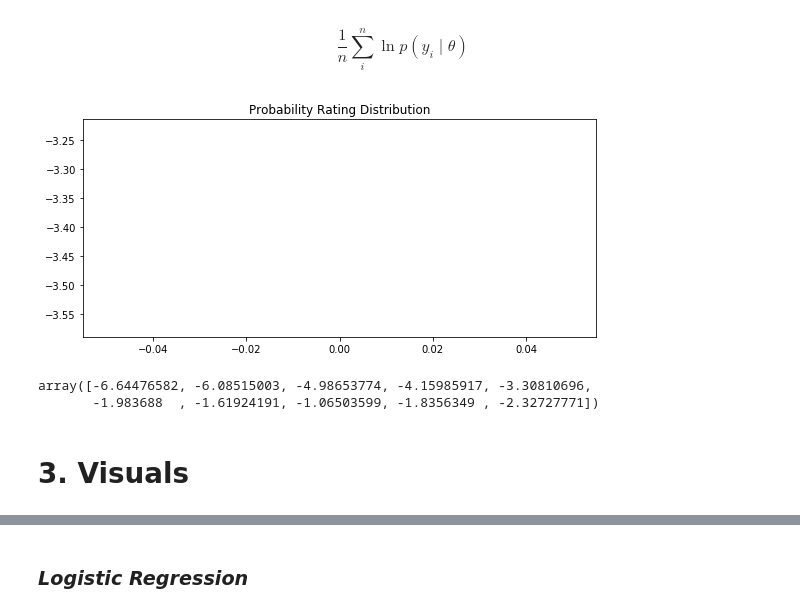
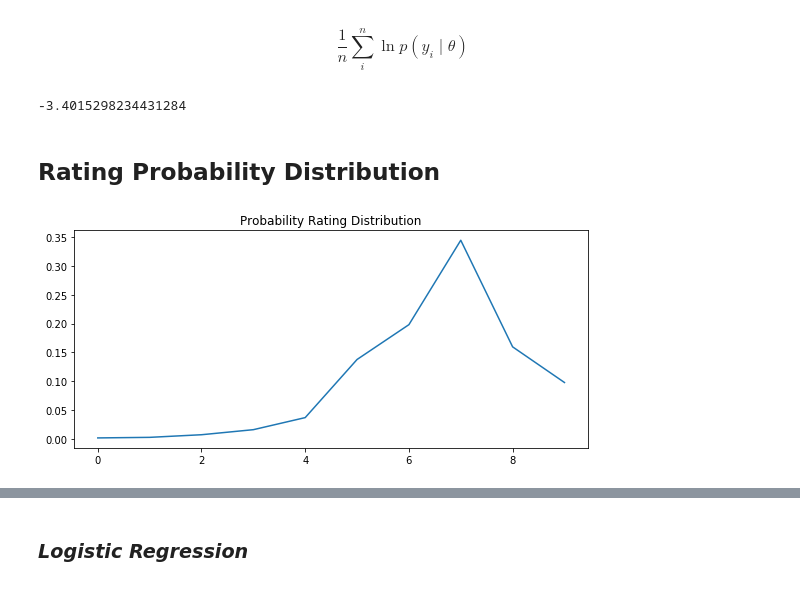
Before and after one commit to kimrharper/thinkful, a Jupyter notebook: unit4/unit4-capstone.ipynb, the cells around one changed output, grey strips where cells are left out. Saved outputs shown, nothing was run; the diff lists cells and outputs as text; code cells hidden in the pictures.

```diff
--- a/unit4/unit4-capstone.ipynb
+++ b/unit4/unit4-capstone.ipynb
@@ -81,7 +79,7 @@ def beep(audio):
 # %% [markdown]
 # 1. Import and Add Basic Features
 # %%
-review = pd.read_csv('../data/boardgame/boardgame-comments-sample.csv')
+review = pd.read_csv('../data/boardgame/boardgame-comments-english.csv')
 review.columns = 'reviewer_id', 'game_id', 'rating', 'comment'
 review.head(2)
 # %% [output]
@@ -235,0 +310,6 @@ review.tail(1)
+# %%
+%%time
+y = review['rating']
+X = review[features].drop('rating',axis=1)
+
+X_train, X_test, y_train, y_test = train_test_split(X, y, test_size=0.33, random_state=42)
@@ -235,0 +329,15 @@ review.tail(1)
+# %%
+%%time
+predict = []
+for i in range(2,11):
+    # Declare and fit the model.
+    sc = SpectralClustering(n_clusters=i)
+    sc.fit(X_train)
+
+    #Predicted clusters.
+    predict.append(sc.fit_predict(X_train))
+
+    print('{} completed'.format(i))
+
+
+    sc.score(X_train,y_train)
@@ -249,19 +404,15 @@ https://wikimedia.org/api/rest_v1/media/math/render/svg/9dc95691ee450e85995f5e32
 # %% [markdown]
 $$ \frac{1}{n}\sum_i^n \ln{p({y_i}\mid\theta)} $$
 # %%
-max_li = (np.sum(np.log([review.rating[review.rating == i].sum()/review.rating.sum() for i in n])))/len(n)
-max_li
+max_li = (np.sum(np.log([review.rating[review.rating == i].sum()/review.rating.sum() for i in n])))/len(n); max_li
+# %% [output]
+-3.4015298234431284
+# %% [markdown]
+## __Rating Probability Distribution__
 # %%
 plt.figure(figsize=(9.2,4))
-plt.plot(loglikelihood)
+plt.plot([review.rating[review.rating == i].sum()/review.rating.sum() for i in n])
 plt.title('Probability Rating Distribution')
 plt.show()
 # %% [output]
-[figure, old version]
+[figure, new version]
-# %%
-loglikelihood
-# %% [output]
-array([-6.64476582, -6.08515003, -4.98653774, -4.15985917, -3.30810696,
-       -1.983688  , -1.61924191, -1.06503599, -1.8356349 , -2.32727771])
-# %% [markdown]
-# 3. Visuals
```
Also changed, not shown: parts of 42 cells of this notebook, 19 other files.
